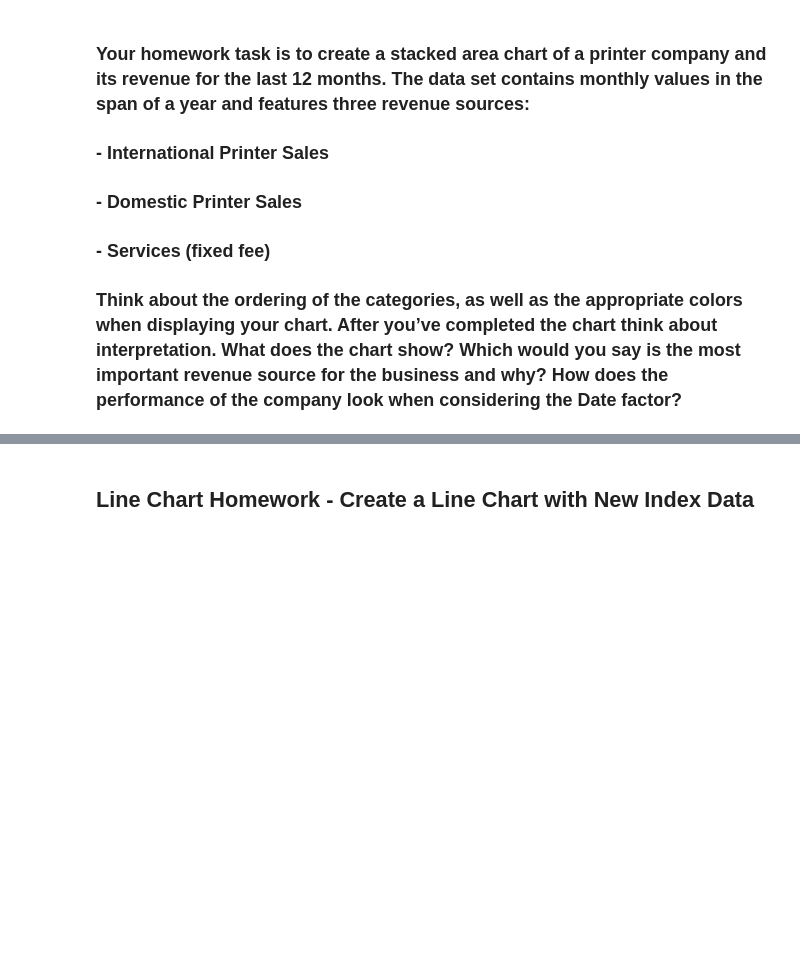
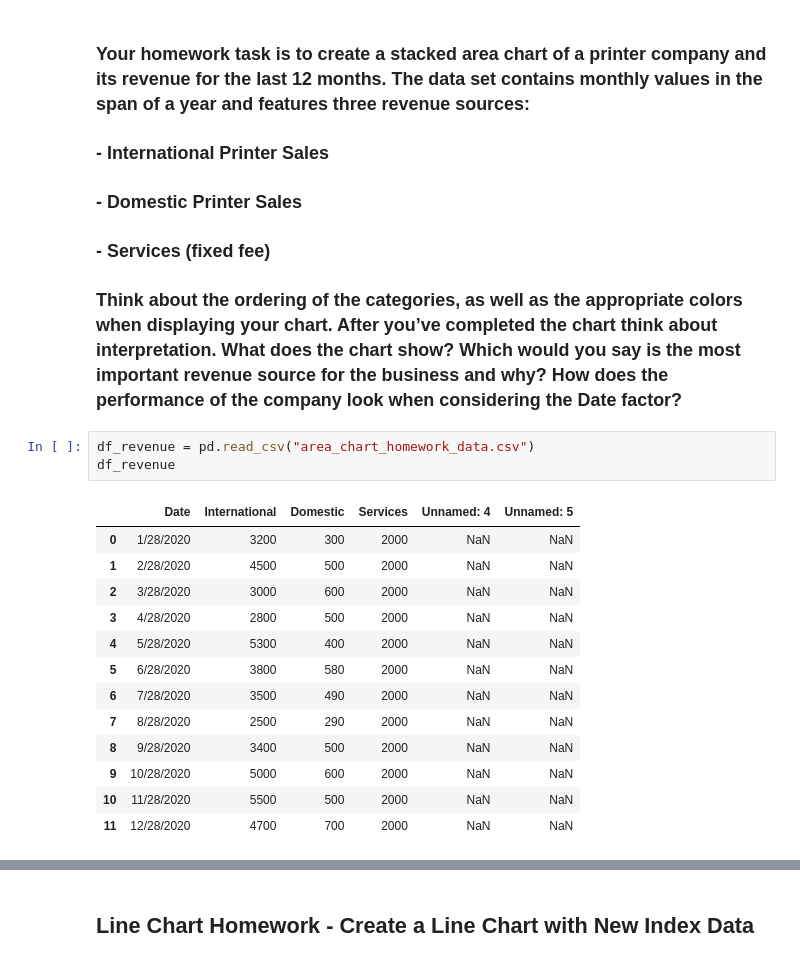
Before and after one commit to roblivesinottawa/data_analytics_python, a Jupyter notebook: S34 - Data Visualization/L1/Data Viz Homework Notebook.ipynb, the cells around one changed output, grey strips where cells are left out. Drawn from its saved outputs; the diff is of its cells as text; blank space fills up the shorter version.

```diff
--- a/S34 - Data Visualization/L1/Data Viz Homework Notebook.ipynb
+++ b/S34 - Data Visualization/L1/Data Viz Homework Notebook.ipynb
@@ -105,3 +146,20 @@ plt.show()
 ### -	Domestic Printer Sales
 ### -	Services (fixed fee)
 ### Think about the ordering of the categories, as well as the appropriate colors when displaying your chart. After you’ve completed the chart think about interpretation. What does the chart show? Which would you say is the most important revenue source for the business and why? How does the performance of the company look when considering the Date factor?
+# %%
+df_revenue = pd.read_csv("area_chart_homework_data.csv")
+df_revenue
+# %% [output]
+|  | Date | International | Domestic | Services | Unnamed: 4 | Unnamed: 5 |
+| 0 | 1/28/2020 | 3200 | 300 | 2000 | NaN | NaN |
+| 1 | 2/28/2020 | 4500 | 500 | 2000 | NaN | NaN |
+| 2 | 3/28/2020 | 3000 | 600 | 2000 | NaN | NaN |
+| 3 | 4/28/2020 | 2800 | 500 | 2000 | NaN | NaN |
+| 4 | 5/28/2020 | 5300 | 400 | 2000 | NaN | NaN |
+| 5 | 6/28/2020 | 3800 | 580 | 2000 | NaN | NaN |
+| 6 | 7/28/2020 | 3500 | 490 | 2000 | NaN | NaN |
+| 7 | 8/28/2020 | 2500 | 290 | 2000 | NaN | NaN |
+| 8 | 9/28/2020 | 3400 | 500 | 2000 | NaN | NaN |
+| 9 | 10/28/2020 | 5000 | 600 | 2000 | NaN | NaN |
+| 10 | 11/28/2020 | 5500 | 500 | 2000 | NaN | NaN |
+| 11 | 12/28/2020 | 4700 | 700 | 2000 | NaN | NaN |
```
Also changed, not shown: parts of 3 cells of this notebook, 1 other file.
